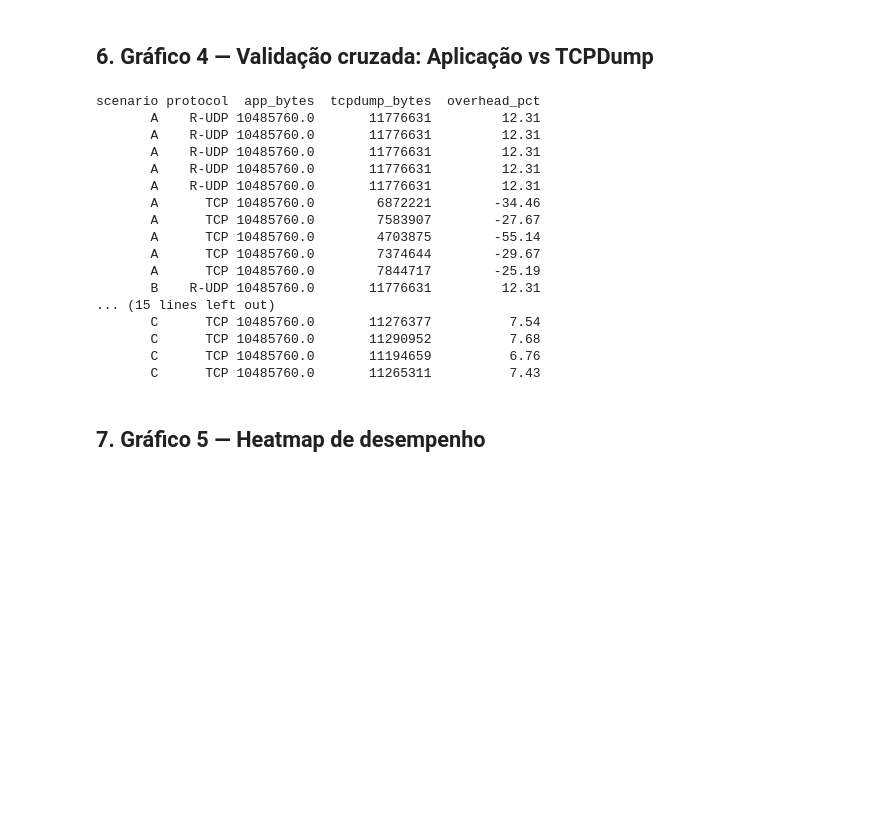
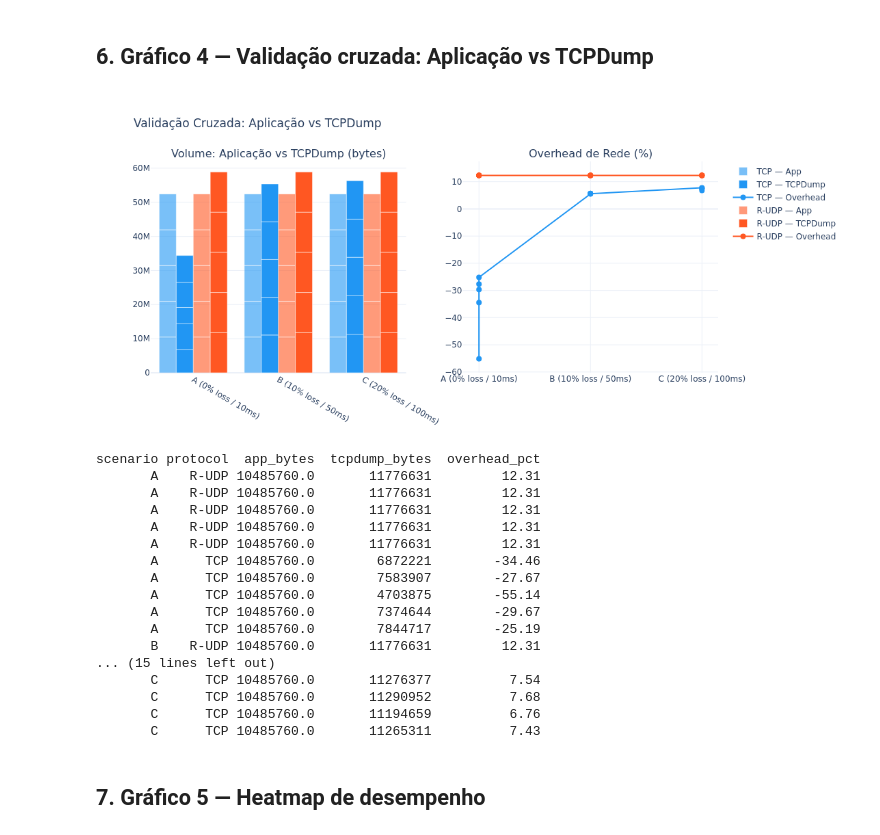
Before and after one commit to luizznelson/redes-ppgcc-tf-fase1, a Jupyter notebook: analysis/analysis_colab.ipynb, the cells around one changed output. Cells and saved outputs as stored; diff of their text form; code cells hidden in the pictures; blank space fills up the shorter version.

```diff
--- a/analysis/analysis_colab.ipynb
+++ b/analysis/analysis_colab.ipynb
@@ -214,33 +230,35 @@ if not tcpdump_df.empty:
         'Volume: Aplicação vs TCPDump (bytes)',
         'Overhead de Rede (%)'
     ])
     for proto, color in COLORS.items():
         sub = merged[merged['protocol'] == proto]
         fig.add_trace(go.Bar(
             name=f'{proto} — App', x=sub['scenario_label'], y=sub['app_bytes'],
             marker_color=color, opacity=0.6, showlegend=True,
         ), row=1, col=1)
         fig.add_trace(go.Bar(
             name=f'{proto} — TCPDump', x=sub['scenario_label'], y=sub['tcpdump_bytes'],
             marker_color=color, opacity=1.0, showlegend=True,
         ), row=1, col=1)
         fig.add_trace(go.Scatter(
             name=f'{proto} — Overhead', x=sub['scenario_label'], y=sub['overhead_pct'],
             mode='lines+markers', marker=dict(color=color, size=8),
         ), row=1, col=2)
 
     fig.update_layout(
         title='Validação Cruzada: Aplicação vs TCPDump',
         template='plotly_white', font=dict(size=12), barmode='group'
     )
     fig.write_html(os.path.join(PLOTS_DIR, 'cross_validation.html'))
     fig.show()
+    show_png('cross_validation.png')
 
     merged.to_csv(os.path.join(PLOTS_DIR, 'cross_validation_table.csv'), index=False)
     print(merged[['scenario', 'protocol', 'app_bytes', 'tcpdump_bytes', 'overhead_pct']].to_string(index=False))
 else:
     print('[SKIP] CSVs do TCPDump não encontrados')
 # %% [output]
+[figure, added]
 scenario protocol  app_bytes  tcpdump_bytes  overhead_pct
        A    R-UDP 10485760.0       11776631         12.31
        A    R-UDP 10485760.0       11776631         12.31
```
Also changed, not shown: parts of 4 cells of this notebook, 5 other files.
